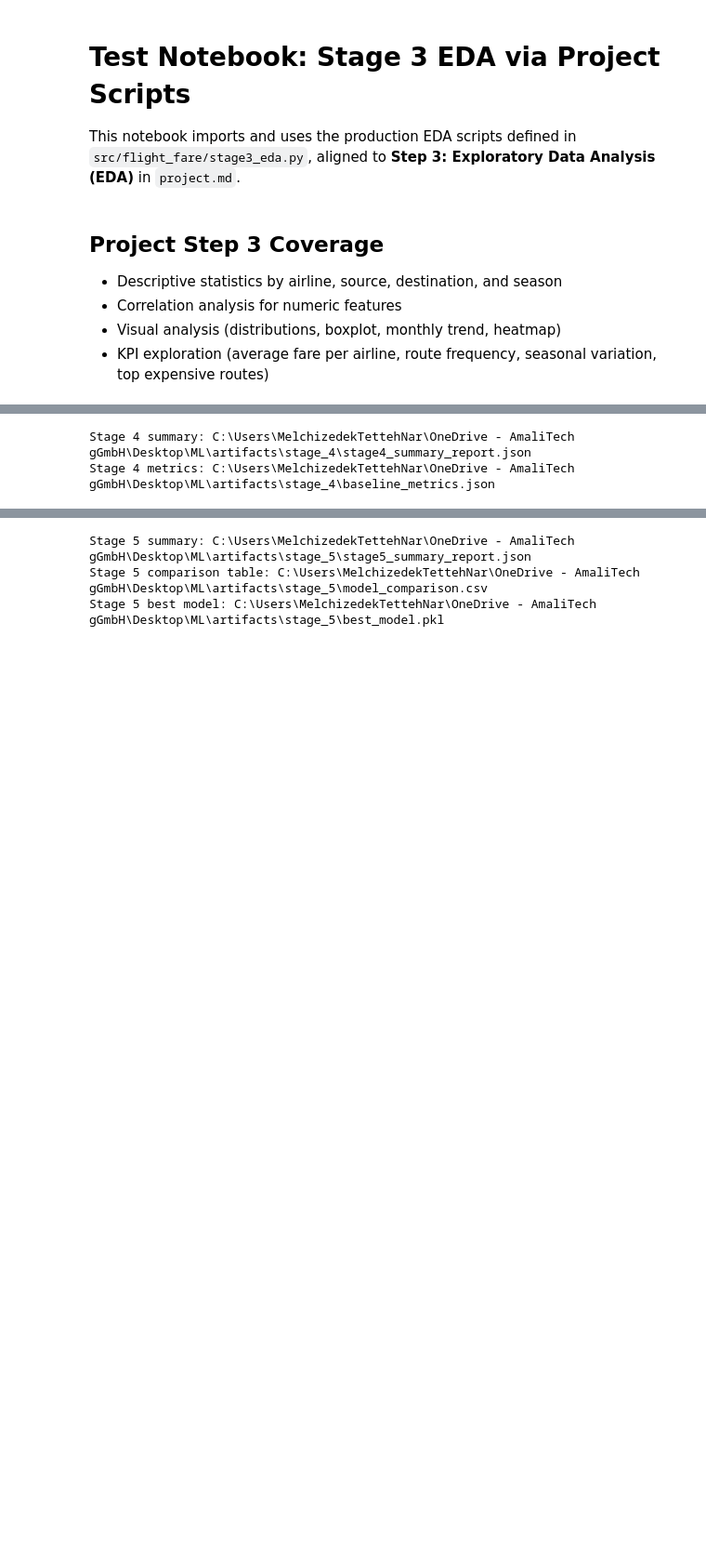
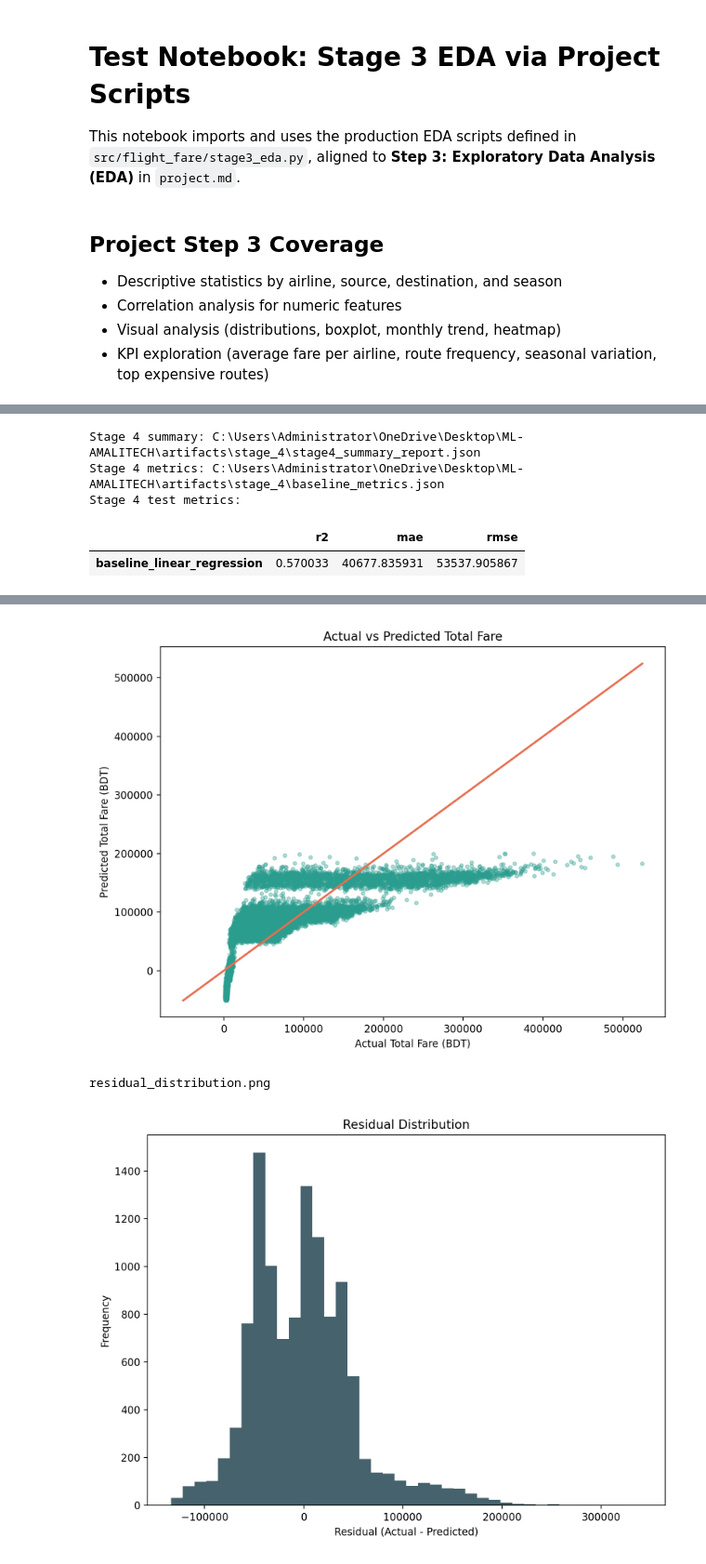
Before and after one commit to GhGuda/ML-AMALITECH, a Jupyter notebook: notebook/test.ipynb, the cells around one changed output, grey strips where cells are left out. Shown at 93% size. Drawn from its saved outputs; the diff is of its cells as text; code cells hidden in the pictures; blank space fills up the shorter version.

```diff
--- a/notebook/test.ipynb
+++ b/notebook/test.ipynb
@@ -155,6 +172,4 @@ plot_paths = {
 # %%
-# Display generated preview plots inside the notebook.
-for plot_name, plot_path in plot_paths.items():
-    print(plot_name)
-    display(Image(filename=str(plot_path)))
+# Step 3.2 plots are rendered inline in the previous cell (no file-based preview needed).
+print('Inline Stage 3 plots rendered above.')
 # %% [output]
@@ -208,15 +212,42 @@ Artifacts directory: C:\Users\MelchizedekTettehNar\OneDrive - AmaliTech gGmbH\De
 # %%
-# Run Stage 4 (baseline training and evaluation) and Stage 5 (advanced tuning/evaluation).
+# Stage 4 and Stage 5 review using script outputs (no duplicated plotting logic in notebook).
+
+# Stage 4 ---------------------------------------------------------------------
 stage4_settings = Stage4Settings.from_env()
 stage4_outputs = run_stage_4(settings=stage4_settings)
 
 print('Stage 4 summary:', stage4_outputs.summary_path)
 print('Stage 4 metrics:', stage4_outputs.metrics_path)
 
+stage4_metrics = json.loads(Path(stage4_outputs.metrics_path).read_text(encoding='utf-8'))
+print('Stage 4 test metrics:')
+display(pd.DataFrame([stage4_metrics.get('test_metrics', {})]).rename(index={0: 'baseline_linear_regression'}))
+
+print('Stage 4 diagnostic plots (from stage4_baseline.py):')
+for plot_path in sorted(stage4_outputs.plots_directory.glob('*.png')):
+    print(plot_path.name)
+    display(Image(filename=str(plot_path)))
+
+
+# Stage 5 ---------------------------------------------------------------------
 stage5_settings = Stage5Settings.from_env()
 stage5_outputs = run_stage_5(settings=stage5_settings)
 
 print('Stage 5 summary:', stage5_outputs.summary_report_path)
 print('Stage 5 comparison table:', stage5_outputs.comparison_table_path)
 print('Stage 5 best model:', stage5_outputs.best_model_path)
+
+comparison_df = pd.read_csv(stage5_outputs.comparison_table_path)
+print('Stage 5 model comparison (sorted by test RMSE):')
+display(comparison_df.sort_values('test_rmse').reset_index(drop=True))
+
+feature_impact_df = pd.read_csv(stage5_outputs.best_model_importance_path)
+if {'feature_name', 'importance'}.issubset(feature_impact_df.columns) and not feature_impact_df.empty:
+    print('Top 10 feature impacts from Stage 5 best model:')
+    display(feature_impact_df.head(10))
+
+print('Stage 5 diagnostic plots (from stage5_advanced.py):')
+for plot_path in sorted(stage5_outputs.plots_directory.glob('*.png')):
+    print(plot_path.name)
+    display(Image(filename=str(plot_path)))
 # %% [output]
@@ -227,2 +257,5 @@ print('Stage 5 best model:', stage5_outputs.best_model_path)
-Stage 4 summary: C:\Users\MelchizedekTettehNar\OneDrive - AmaliTech gGmbH\Desktop\ML\artifacts\stage_4\stage4_summary_report.json
-Stage 4 metrics: C:\Users\MelchizedekTettehNar\OneDrive - AmaliTech gGmbH\Desktop\ML\artifacts\stage_4\baseline_metrics.json
+Stage 4 summary: C:\Users\Administrator\OneDrive\Desktop\ML-AMALITECH\artifacts\stage_4\stage4_summary_report.json
+Stage 4 metrics: C:\Users\Administrator\OneDrive\Desktop\ML-AMALITECH\artifacts\stage_4\baseline_metrics.json
+Stage 4 test metrics:
+|  | r2 | mae | rmse |
+| baseline_linear_regression | 0.570033 | 40677.835931 | 53537.905867 |
@@ -242,3 +264,3 @@ Stage 4 metrics: C:\Users\MelchizedekTettehNar\OneDrive - AmaliTech gGmbH\Deskto
+[figure, added]
-Stage 5 summary: C:\Users\MelchizedekTettehNar\OneDrive - AmaliTech gGmbH\Desktop\ML\artifacts\stage_5\stage5_summary_report.json
-Stage 5 comparison table: C:\Users\MelchizedekTettehNar\OneDrive - AmaliTech gGmbH\Desktop\ML\artifacts\stage_5\model_comparison.csv
-Stage 5 best model: C:\Users\MelchizedekTettehNar\OneDrive - AmaliTech gGmbH\Desktop\ML\artifacts\stage_5\best_model.pkl
+residual_distribution.png
+[figure, added]
```
Also changed, not shown: parts of 7 cells of this notebook, 20 other files.
